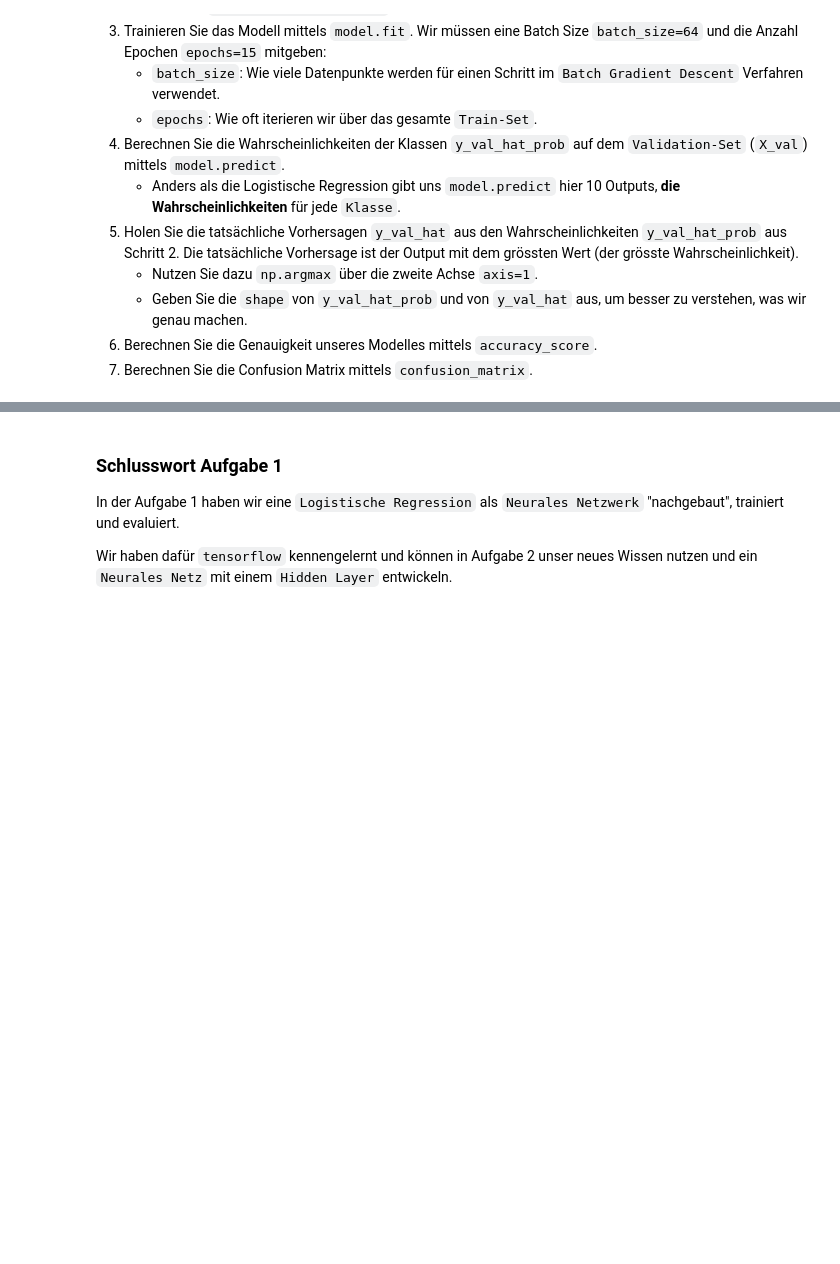
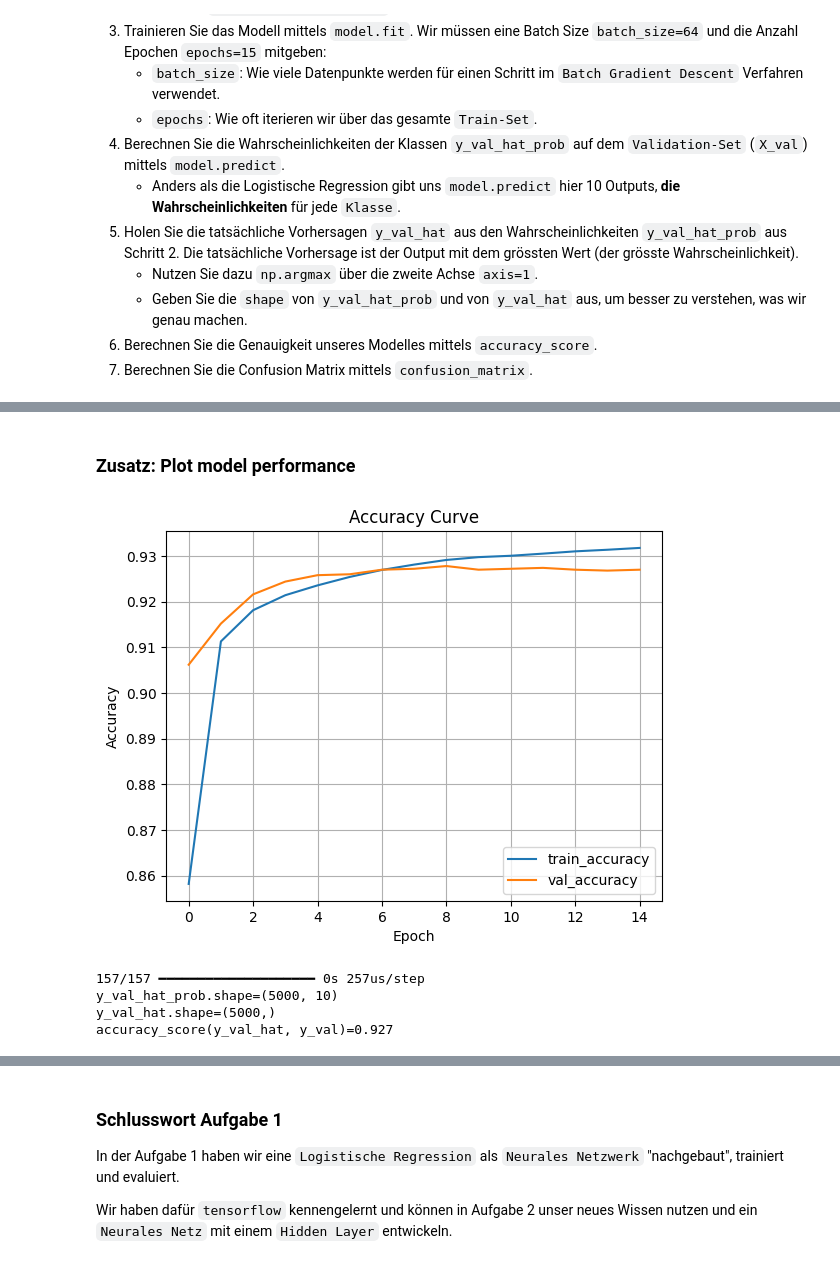
Before and after one commit to gasserandreas/Jupyter-lab-fhnw, a Jupyter notebook: 09_Machine Learning/day4/exercise/neural_network/neural_network.ipynb, the cells around one changed output, grey strips where cells are left out. Cells and saved outputs as stored; diff of their text form; code cells hidden in the pictures; blank space fills up the shorter version.

```diff
--- a/09_Machine Learning/day4/exercise/neural_network/neural_network.ipynb
+++ b/09_Machine Learning/day4/exercise/neural_network/neural_network.ipynb
@@ -102,0 +109,9 @@ import tensorflow as tf
+# %%
+import tensorflow as tf
+
+lr_model = tf.keras.models.Sequential()
+lr_model.add(tf.keras.layers.Input(shape=(28 * 28,), name="input_layer"))
+# lr_model.add(tf.keras.layers.Dense(10, activation='softmax'))
+lr_model.add(tf.keras.layers.Dense(10, activation=tf.keras.activations.softmax))
+
+print(lr_model.summary())
@@ -128,0 +153,5 @@ In der `Logistischen Regression` von `sklearn` sind diese Werte im Modell hard-c
+# %%
+# prepare and train model
+loss = tf.keras.losses.SparseCategoricalCrossentropy(from_logits=False)
+lr_model.compile(optimizer='adam', loss=loss, metrics=['accuracy'])
+lr_model_history = lr_model.fit(X_train, y_train, batch_size=64, epochs=15 , validation_data=(X_val, y_val))
@@ -128,0 +176,32 @@ In der `Logistischen Regression` von `sklearn` sind diese Werte im Modell hard-c
+# %% [markdown]
+### Zusatz: Plot model performance
+# %%
+# Plotten der History: Zeigt den Verlauf des Trainings über die Anzahl Epochen. (Nicht Teil der Aufgabe)
+# Hierfür muss bei `model.compile` di `accuracy` Metrik und bei fit das `Validation-Set` mitgegeben worden sein.
+plt.title('Accuracy Curve')
+plt.plot(lr_model_history.history['accuracy'], label='train_accuracy')
+plt.plot(lr_model_history.history['val_accuracy'], label = 'val_accuracy')
+plt.xlabel('Epoch')
+plt.ylabel('Accuracy')
+plt.grid()
+plt.legend()
+plt.show()
+# %% [output]
+[figure, added]
+# %%
+# validate trained model
+# 4.
+y_val_hat_prob = lr_model.predict(X_val)
+print(f"{y_val_hat_prob.shape=}")
+
+# 5.
+y_val_hat = np.argmax(y_val_hat_prob, axis=1)
+print(f"{y_val_hat.shape=}")
+
+# 6.
+print(f"{accuracy_score(y_val_hat, y_val)=}")
+# %% [output]
+157/157 ━━━━━━━━━━━━━━━━━━━━ 0s 257us/step
+y_val_hat_prob.shape=(5000, 10)
+y_val_hat.shape=(5000,)
+accuracy_score(y_val_hat, y_val)=0.927
```
Also changed, not shown: parts of 15 cells of this notebook.
